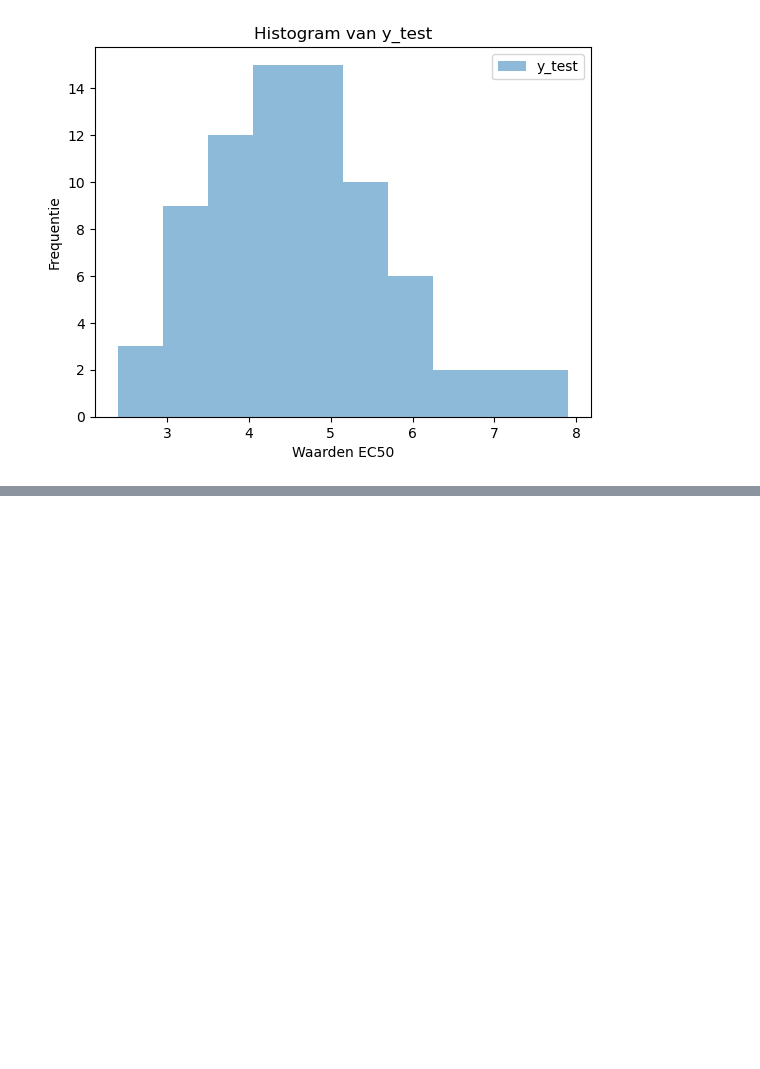
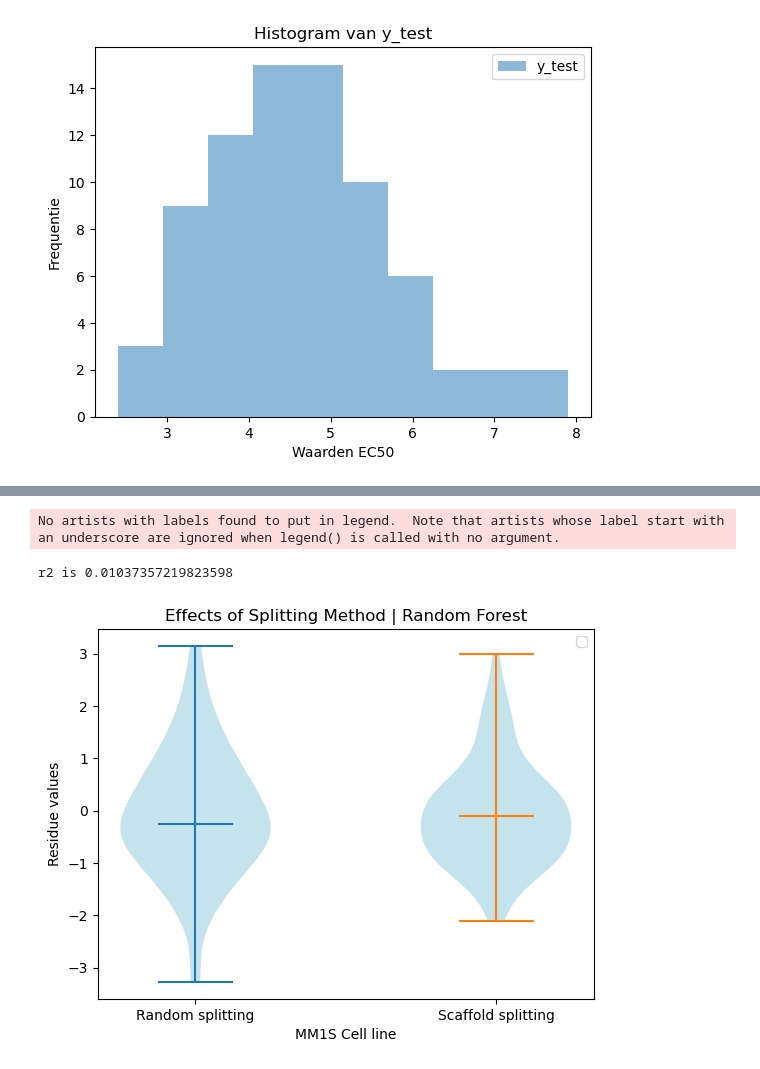
Before and after one commit to verawentzel/bep, a Jupyter notebook: notebooks/13. Scaffold Splitting - huidig.ipynb, the cells around one changed output, grey strips where cells are left out. Saved outputs shown, nothing was run; the diff lists cells and outputs as text; code cells hidden in the pictures; blank space fills up the shorter version.

Commit message:
Toevoeging visualisatie violin combined plot voor random forest

```diff
--- a/notebooks/13. Scaffold Splitting - huidig.ipynb
+++ b/notebooks/13. Scaffold Splitting - huidig.ipynb
@@ -211,4 +211,7 @@ slope, intercept = nm.polyfit(y_test,y_pred,1)
 line = slope * nm.array(y_test)+ intercept
 r2 = r2_score(y_test, y_pred)
 print('r2 is', r2)
+
+# Residuen
+residuen_scaffold = y_test- y_pred
 # %% [output]
@@ -228,0 +232,62 @@ plt.show()
+# %%
+import numpy as np
+          # Dependent & Independent variable
+x = nm.array(complete_df['ecfp_bit_vectors'].tolist())
+y = complete_df['ec50_molair_transformed'].values
+
+# Split Test & Train
+from sklearn.model_selection import train_test_split
+x_train,x_test,y_train,y_test=train_test_split(x,y,test_size=0.2, random_state=42)
+
+from sklearn.ensemble import RandomForestRegressor
+regressor = RandomForestRegressor(n_estimators=200, min_samples_split=5,min_samples_leaf=4,max_depth=10,bootstrap=True)
+regressor.fit(x_train,y_train)
+
+# Predict Test result
+y_pred = regressor.predict(x_test)
+
+
+# Errors berekenen
+from sklearn.metrics import r2_score
+
+
+# R2 berekenen
+slope, intercept = nm.polyfit(y_test,y_pred,1)
+line = slope * nm.array(y_test)+ intercept
+r2 = r2_score(y_test, y_pred)
+print('r2 is', r2)
+
+residuen_random  = y_test - y_pred
+
+fig, ax = plt.subplots()
+
+# Plot de violinplots voor beide modellen
+parts_random = ax.violinplot(residuen_random, showmeans=False, showmedians=True, showextrema=True, positions=[0])
+parts_scaffold = ax.violinplot(residuen_scaffold, showmeans=False, showmedians=True, showextrema=True, positions=[1])
+
+# Aanpassen van de kleuren van de indicatoren
+for pc in parts_random['bodies']:
+    pc.set_facecolor('lightblue')
+    pc.set_alpha(0.7)
+
+for pc in parts_scaffold['bodies']:
+    pc.set_facecolor('lightblue')
+    pc.set_alpha(0.7)
+
+# Opmaak van de plot
+ax.set_xlabel('MM1S Cell line')
+ax.set_ylabel('Residue values')
+ax.set_title('Effects of Splitting Method | Random Forest')
+ax.set_xticks([0, 1])
+ax.set_xticklabels(['Random splitting', 'Scaffold splitting'])
+
+
+# Legenda tonen
+ax.legend()
+
+# Toon de plot
+plt.show()
+# %% [output]
+No artists with labels found to put in legend.  Note that artists whose label start with an underscore are ignored when legend() is called with no argument.
+r2 is 0.01037357219823598
+[figure, added]
```
Also changed, not shown: parts of 3 cells of this notebook, 2 other files.
